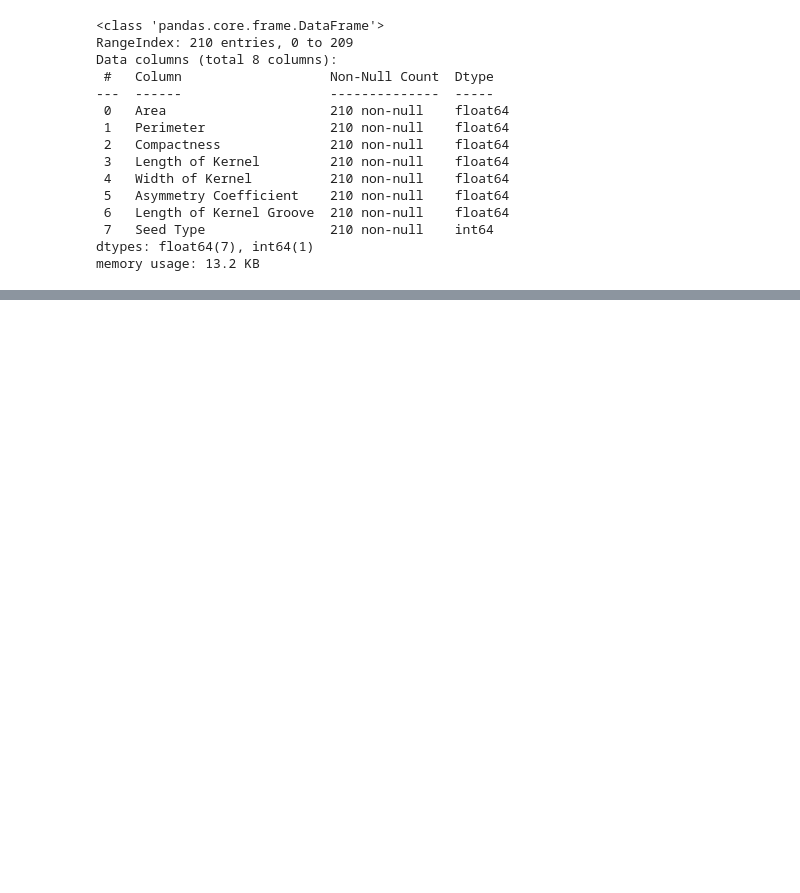
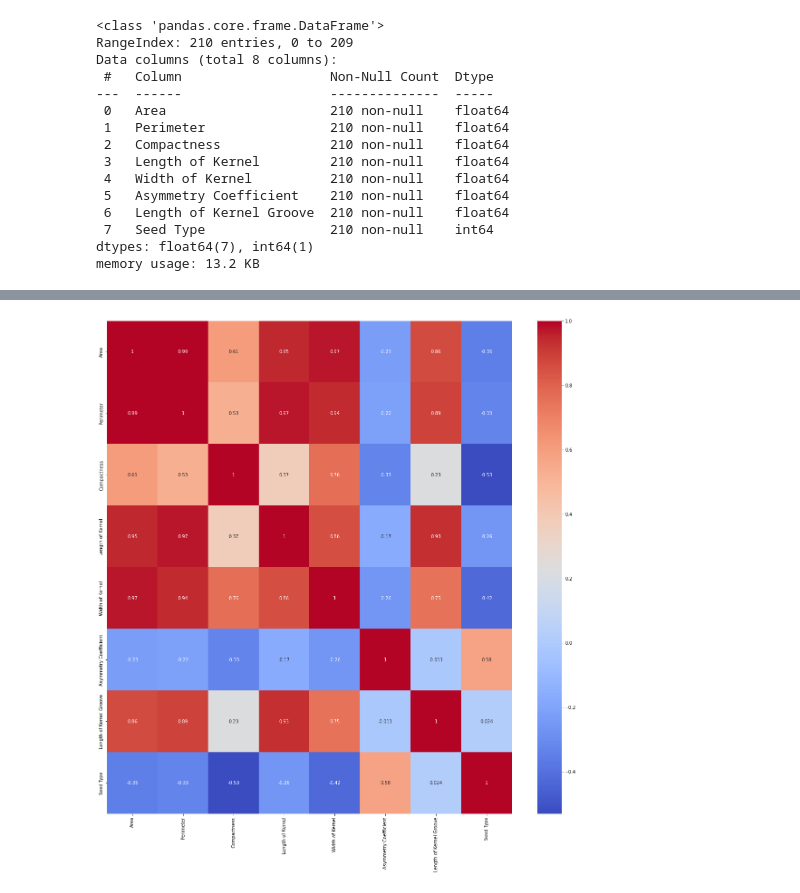
Before and after one commit to edfakie2/Edward-Core-2, a Jupyter notebook: Agriculture_.ipynb, the cells around one changed output, grey strips where cells are left out. Saved outputs shown, nothing was run; the diff lists cells and outputs as text; code cells hidden in the pictures; blank space fills up the shorter version.

```diff
--- a/Agriculture_.ipynb
+++ b/Agriculture_.ipynb
@@ -68,0 +112,5 @@ memory usage: 42.6 KB
+# %%
+plt.figure(figsize=(20,20))
+sns.heatmap(corr, cmap='coolwarm',annot=True);
+# %% [output]
+[figure, added]
```
Also changed, not shown: parts of 21 cells of this notebook.
